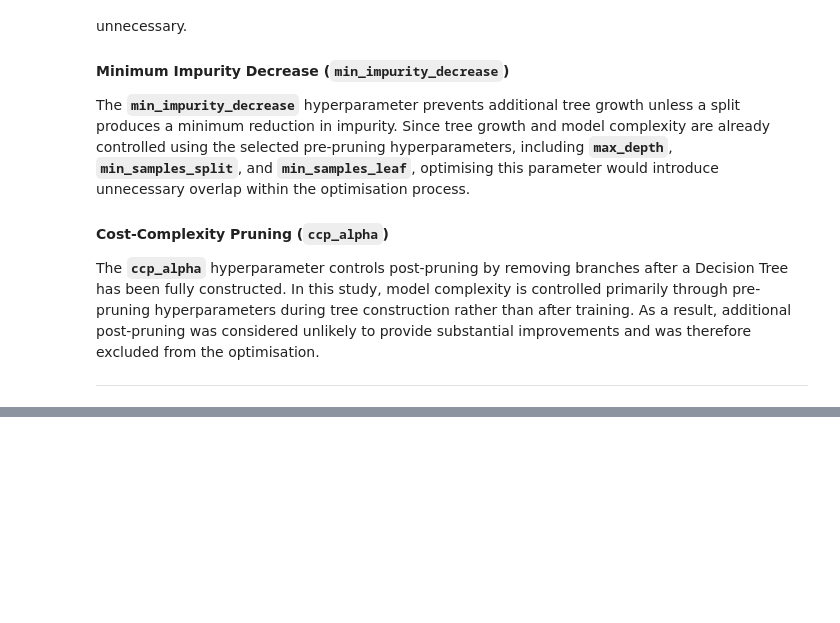
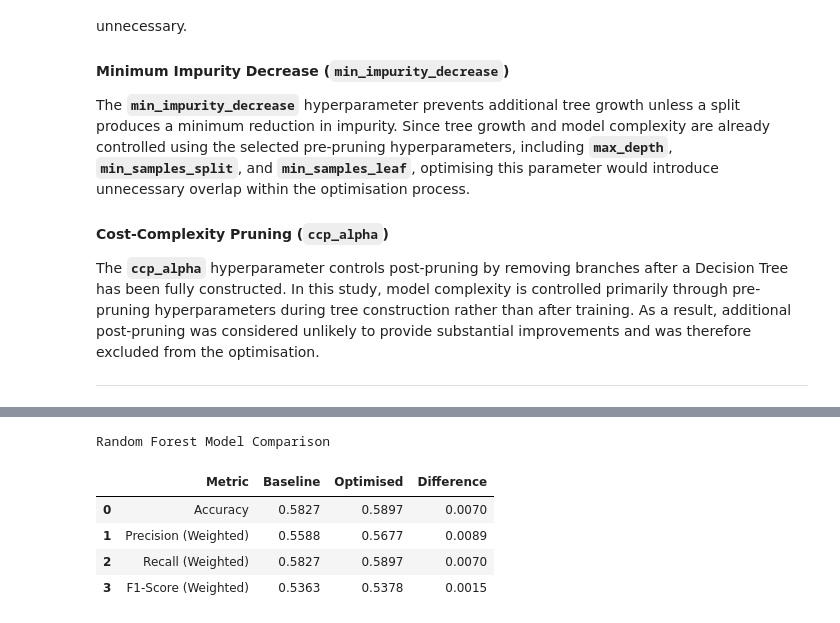
Before and after one commit to ajay-nagpal/Hospital-Readmission-Prediction, a Jupyter notebook: hospital_readmission.ipynb, the cells around one changed output, grey strips where cells are left out. Drawn from its saved outputs; the diff is of its cells as text; code cells hidden in the pictures; blank space fills up the shorter version.

```diff
--- a/hospital_readmission.ipynb
+++ b/hospital_readmission.ipynb
@@ -6064,0 +6394,23 @@ The **`ccp_alpha`** hyperparameter controls post-pruning by removing branches af
+# %%
+# Compare the Baseline and Optimised
+# Random Forest Classifiers
+
+random_forest_comparison = (
+    compare_classification_models(
+
+        baseline_metrics=(
+            baseline_random_forest_metrics
+        ),
+        optimised_metrics=(
+            optimised_random_forest_metrics
+        ),
+        model_name="Random Forest"
+    )
+)
+# %% [output]
+Random Forest Model Comparison
+|  | Metric | Baseline | Optimised | Difference |
+| 0 | Accuracy | 0.5827 | 0.5897 | 0.0070 |
+| 1 | Precision (Weighted) | 0.5588 | 0.5677 | 0.0089 |
+| 2 | Recall (Weighted) | 0.5827 | 0.5897 | 0.0070 |
+| 3 | F1-Score (Weighted) | 0.5363 | 0.5378 | 0.0015 |
```
Also changed, not shown: parts of 19 cells of this notebook.
